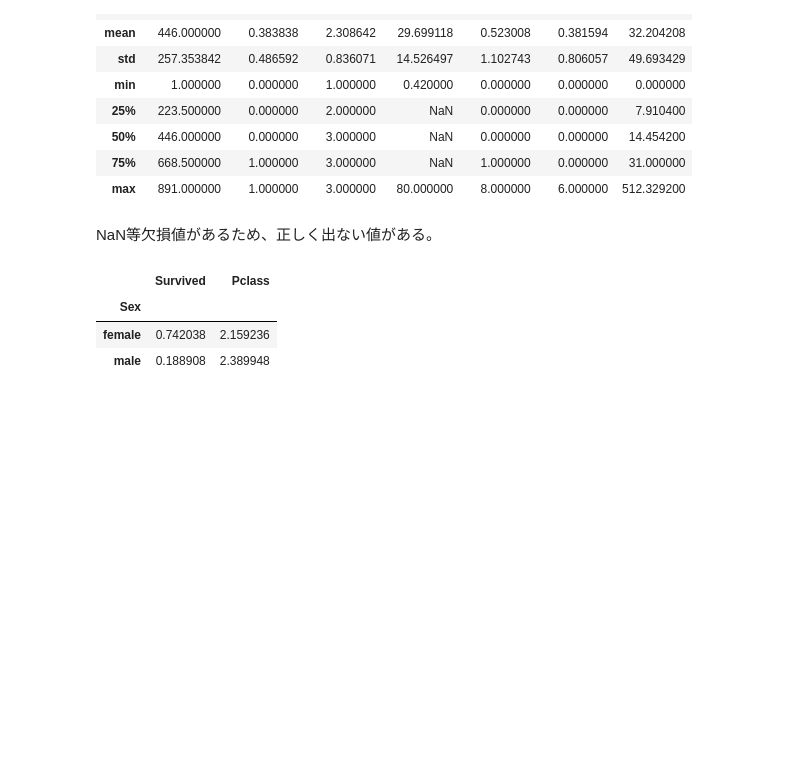
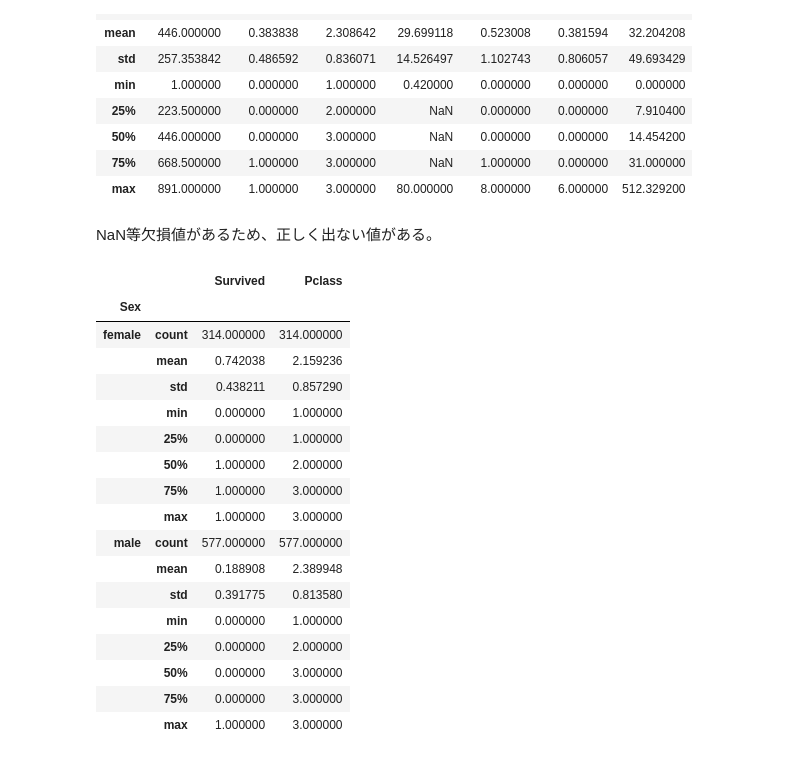
Before and after one commit to cocodrips/kaggle-titanic, a Jupyter notebook: titanic-challange.ipynb, the cells around one changed output. Cells and saved outputs as stored; diff of their text form; code cells hidden in the pictures; blank space fills up the shorter version.

```diff
--- a/titanic-challange.ipynb
+++ b/titanic-challange.ipynb
@@ -105,10 +105,24 @@ p.describe()
 # %% [markdown]
 NaN等欠損値があるため、正しく出ない値がある。
 # %%
-# 分類してから
-p.groupby("Sex")[["Survived", "Pclass"]].mean()
+# 分類してから、表にしたりもできる＼(^o^)／
+p.groupby("Sex")[["Survived", "Pclass"]].describe()
 # %% [output]
-|  | Survived | Pclass |
-| Sex |  |  |
-| female | 0.742038 | 2.159236 |
-| male | 0.188908 | 2.389948 |
+|  |  | Survived | Pclass |
+| Sex |  |  |  |
+| female | count | 314.000000 | 314.000000 |
+|  | mean | 0.742038 | 2.159236 |
+|  | std | 0.438211 | 0.857290 |
+|  | min | 0.000000 | 1.000000 |
+|  | 25% | 0.000000 | 1.000000 |
+|  | 50% | 1.000000 | 2.000000 |
+|  | 75% | 1.000000 | 3.000000 |
+|  | max | 1.000000 | 3.000000 |
+| male | count | 577.000000 | 577.000000 |
+|  | mean | 0.188908 | 2.389948 |
+|  | std | 0.391775 | 0.813580 |
+|  | min | 0.000000 | 1.000000 |
+|  | 25% | 0.000000 | 2.000000 |
+|  | 50% | 0.000000 | 3.000000 |
+|  | 75% | 0.000000 | 3.000000 |
+|  | max | 1.000000 | 3.000000 |
```
Also changed, not shown: parts of 3 cells of this notebook.
